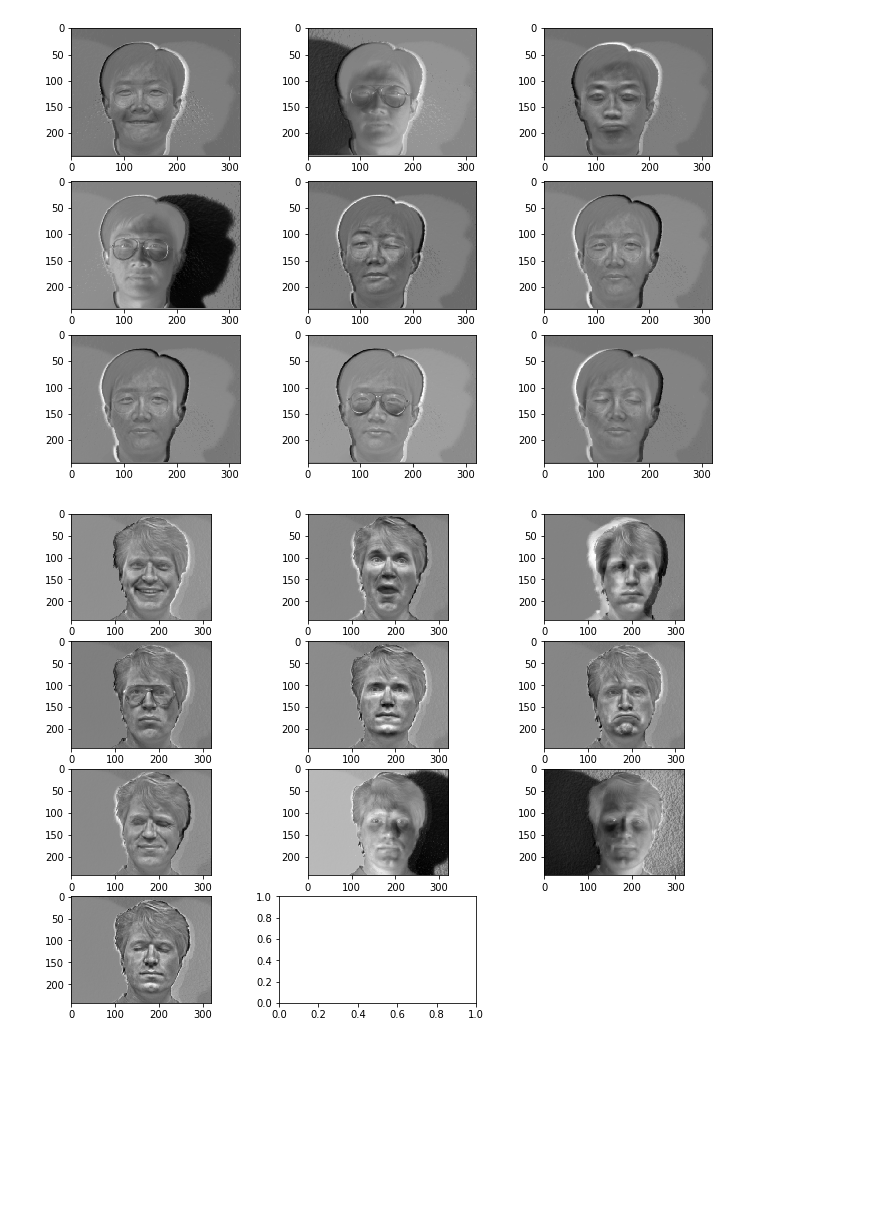
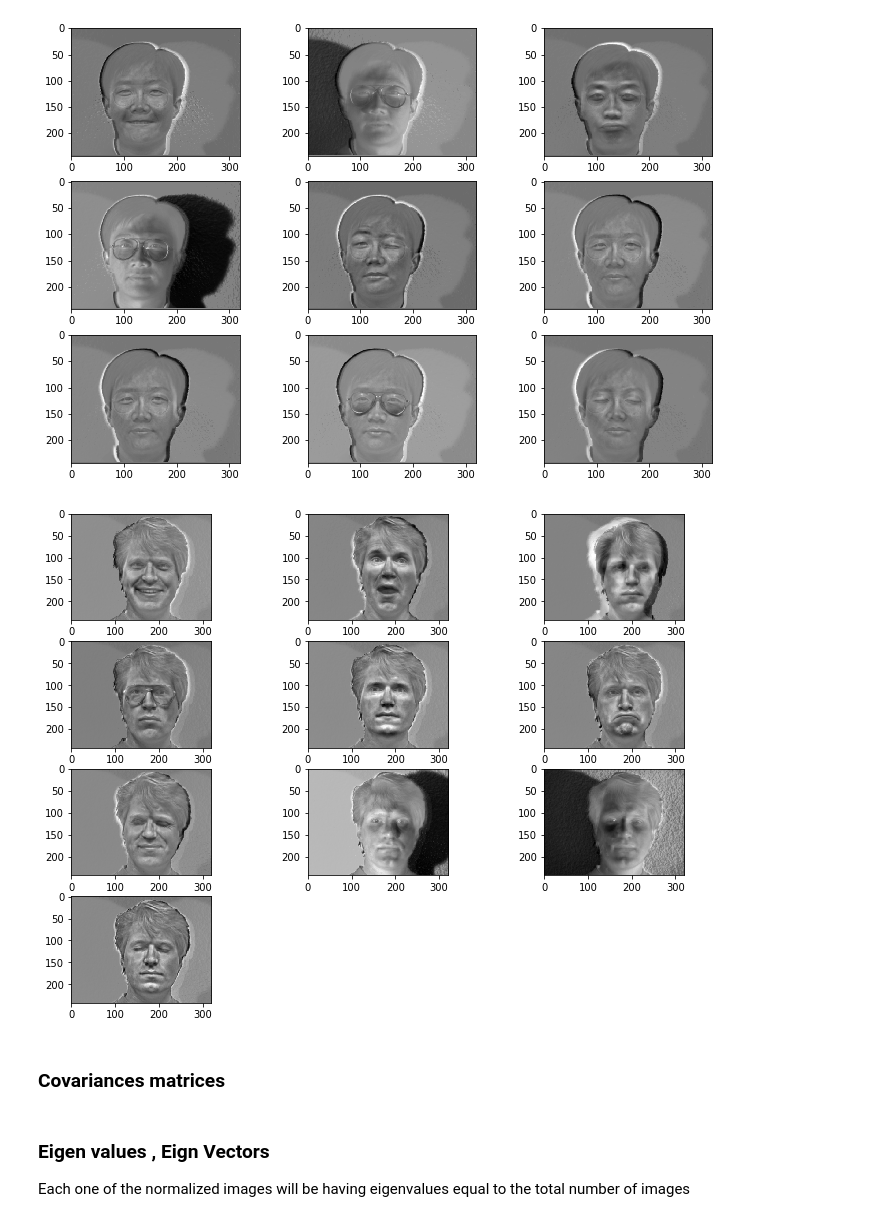
Before and after one commit to deshwalmahesh/EigenFace-Face-Recognition, a Jupyter notebook: Solution.ipynb, the cells around one changed output. Cells and saved outputs as stored; diff of their text form; code cells hidden in the pictures; blank space fills up the shorter version.

```diff
--- a/Solution.ipynb
+++ b/Solution.ipynb
@@ -109,11 +116,13 @@ for i in range(len(train1)):
 # %%
 f,ax = plt.subplots(4,3,figsize=(12,9))
 ax = ax.ravel()
 for i in range(len(train1)):
     img = normalised1[i].reshape(243,320)
     ax[i].imshow(img, cmap='gray')
 
 f.delaxes(ax[-1])
-f.delaxes(ax[-1])
+f.delaxes(ax[-2])
 # %% [output]
-[figure, old version]
+[figure, new version]
+# %% [markdown]
+### Covariances matrices
@@ -119,0 +135,3 @@ f.delaxes(ax[-1])
+# %% [markdown]
+### Eigen values , Eign Vectors
+Each one of the normalized images will be having eigenvalues equal to the total number of images
```
Also changed, not shown: parts of 43 cells of this notebook.
